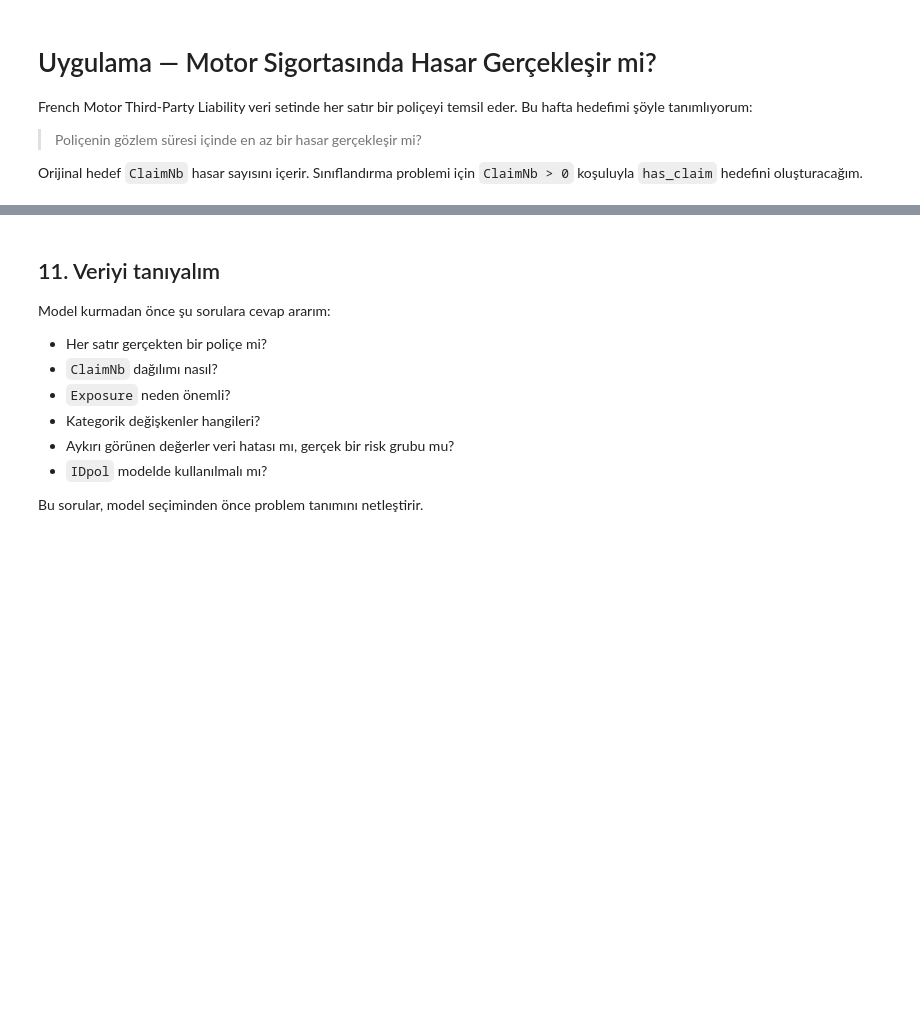
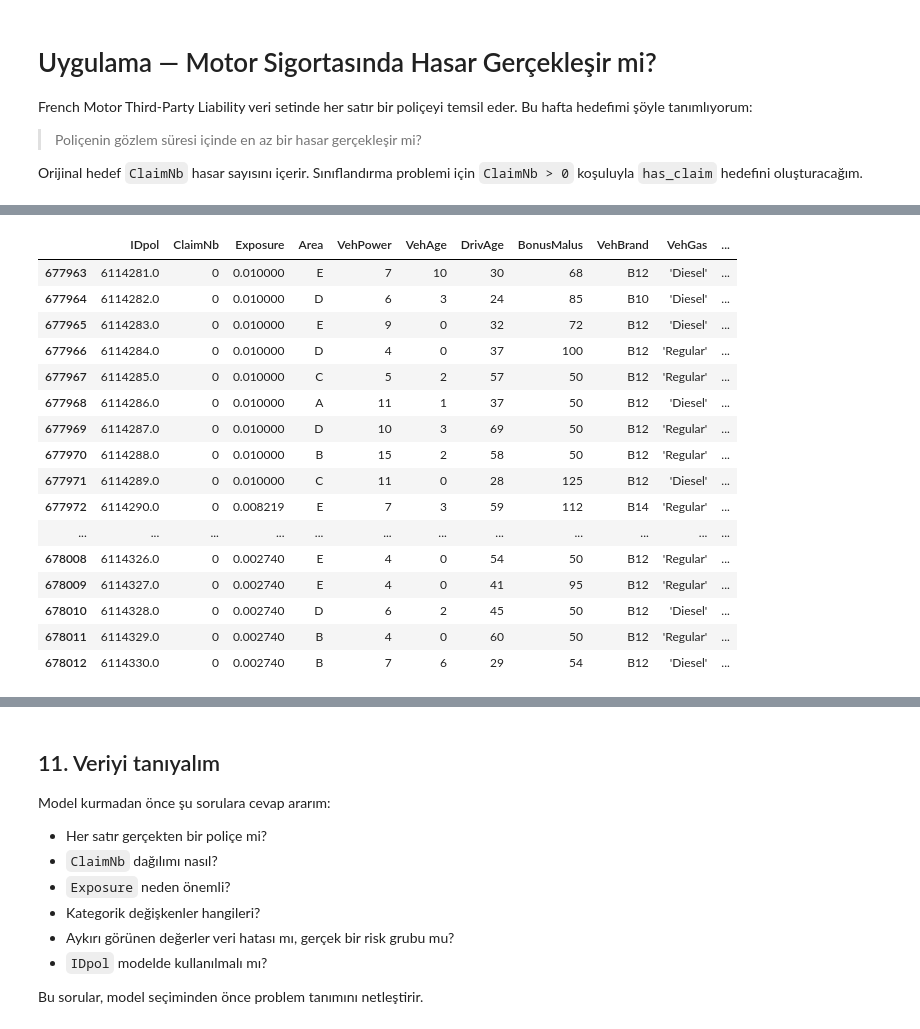
Before and after one commit to serkanars/modern-makine-ogrenmesi-mimarisi-gelistirme-dersi, a Jupyter notebook: hafta_4/Hafta_4_Boosting_Modelleri_ve_Bagging_Karsilastirmasi.ipynb, the cells around one changed output, grey strips where cells are left out. Cells and saved outputs as stored; diff of their text form; code cells hidden in the pictures; blank space fills up the shorter version.

```diff
--- a/hafta_4/Hafta_4_Boosting_Modelleri_ve_Bagging_Karsilastirmasi.ipynb
+++ b/hafta_4/Hafta_4_Boosting_Modelleri_ve_Bagging_Karsilastirmasi.ipynb
@@ -425,0 +474,20 @@ df.head()
+# %%
+df.tail(50)
+# %% [output]
+|  | IDpol | ClaimNb | Exposure | Area | VehPower | VehAge | DrivAge | BonusMalus | VehBrand | VehGas | ... |
+| 677963 | 6114281.0 | 0 | 0.010000 | E | 7 | 10 | 30 | 68 | B12 | 'Diesel' | ... |
+| 677964 | 6114282.0 | 0 | 0.010000 | D | 6 | 3 | 24 | 85 | B10 | 'Diesel' | ... |
+| 677965 | 6114283.0 | 0 | 0.010000 | E | 9 | 0 | 32 | 72 | B12 | 'Diesel' | ... |
+| 677966 | 6114284.0 | 0 | 0.010000 | D | 4 | 0 | 37 | 100 | B12 | 'Regular' | ... |
+| 677967 | 6114285.0 | 0 | 0.010000 | C | 5 | 2 | 57 | 50 | B12 | 'Regular' | ... |
+| 677968 | 6114286.0 | 0 | 0.010000 | A | 11 | 1 | 37 | 50 | B12 | 'Diesel' | ... |
+| 677969 | 6114287.0 | 0 | 0.010000 | D | 10 | 3 | 69 | 50 | B12 | 'Regular' | ... |
+| 677970 | 6114288.0 | 0 | 0.010000 | B | 15 | 2 | 58 | 50 | B12 | 'Regular' | ... |
+| 677971 | 6114289.0 | 0 | 0.010000 | C | 11 | 0 | 28 | 125 | B12 | 'Diesel' | ... |
+| 677972 | 6114290.0 | 0 | 0.008219 | E | 7 | 3 | 59 | 112 | B14 | 'Regular' | ... |
+| ... | ... | ... | ... | ... | ... | ... | ... | ... | ... | ... | ... |
+| 678008 | 6114326.0 | 0 | 0.002740 | E | 4 | 0 | 54 | 50 | B12 | 'Regular' | ... |
+| 678009 | 6114327.0 | 0 | 0.002740 | E | 4 | 0 | 41 | 95 | B12 | 'Regular' | ... |
+| 678010 | 6114328.0 | 0 | 0.002740 | D | 6 | 2 | 45 | 50 | B12 | 'Diesel' | ... |
+| 678011 | 6114329.0 | 0 | 0.002740 | B | 4 | 0 | 60 | 50 | B12 | 'Regular' | ... |
+| 678012 | 6114330.0 | 0 | 0.002740 | B | 7 | 6 | 29 | 54 | B12 | 'Diesel' | ... |
```
Also changed, not shown: parts of 18 cells of this notebook, 2 other files.
